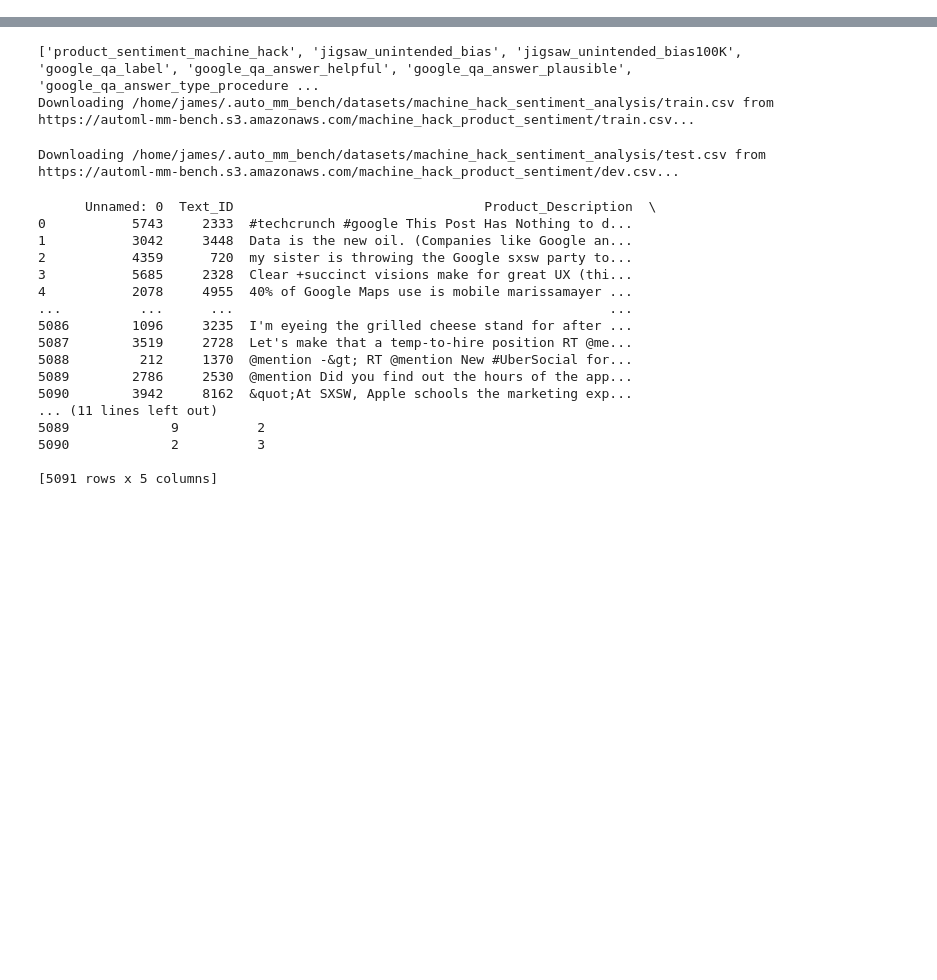
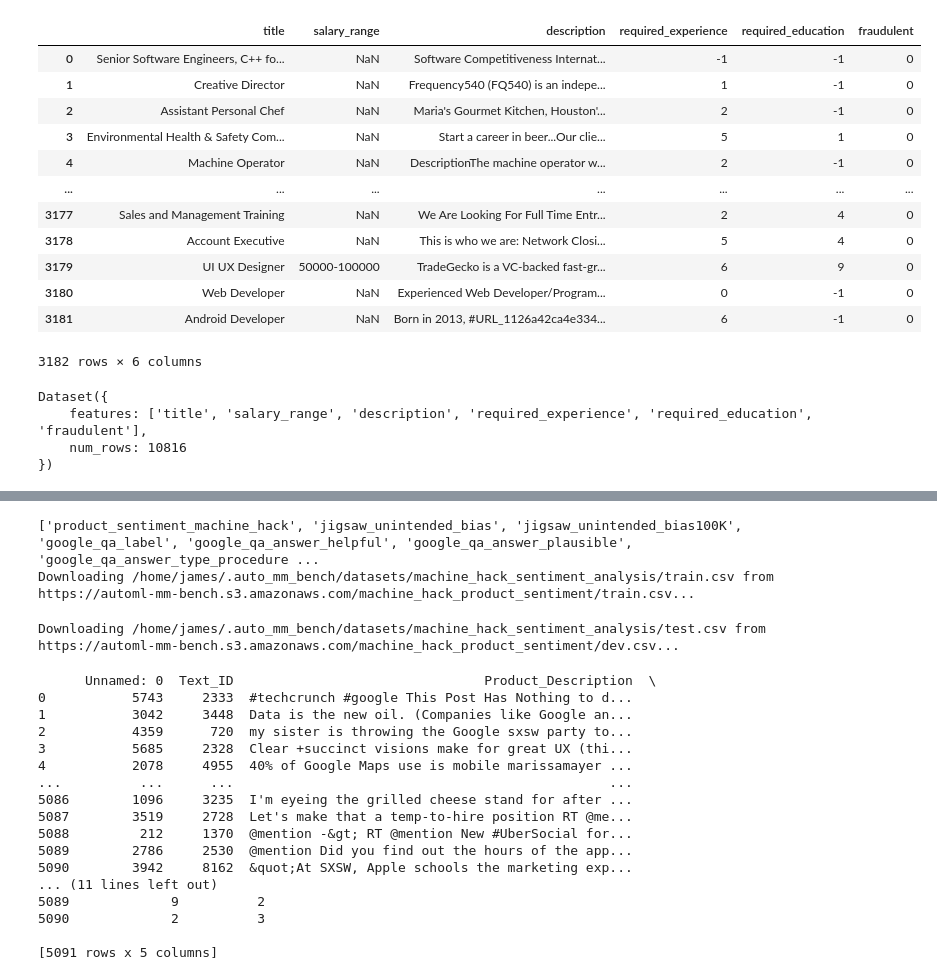
Before and after one commit to jameswburton18/TextNTabularExplanations, a Jupyter notebook: notebooks/testing_other_datasets.ipynb, the cells around one changed output, grey strips where cells are left out. Saved outputs shown, nothing was run; the diff lists cells and outputs as text; code cells hidden in the pictures; blank space fills up the shorter version.

```diff
--- a/notebooks/testing_other_datasets.ipynb
+++ b/notebooks/testing_other_datasets.ipynb
@@ -0,0 +412,29 @@
+# %%
+import pandas as pd
+
+# assume test_txt is a DataFrame containing the test dataset
+test_txt[di.categorical_cols] = test_txt[di.categorical_cols].astype("category")
+
+# extract the unique category values and their corresponding codes from the train dataset
+cat_values = {}
+cat_codes = {}
+for col in di.categorical_cols:
+    cat_values[col] = train_txt[col].cat.categories
+    cat_codes[col] = train_txt[col].cat.codes
+
+# create new categorical columns for the test dataset using the same categories and codes as the train dataset
+for col in di.categorical_cols[0]:
+    test_txt[col] = pd.Categorical(
+        test_txt[col],
+        categories=[
+            "Associate",
+            "Director",
+            "Entry level",
+            "Executive",
+            "Internship",
+            "Mid-Senior level",
+            "Not Applicable",
+        ],
+        ordered=False,
+    )
+    # test_txt[col] = test_txt[col].cat.codes
@@ -0,0 +497,23 @@
+# %%
+test_txt
+# %% [output]
+|  | title | salary_range | description | required_experience | required_education | fraudulent |
+| 0 | Senior Software Engineers, C++ fo... | NaN | Software Competitiveness Internat... | -1 | -1 | 0 |
+| 1 | Creative Director | NaN | Frequency540 (FQ540) is an indepe... | 1 | -1 | 0 |
+| 2 | Assistant Personal Chef | NaN | Maria's Gourmet Kitchen, Houston'... | 2 | -1 | 0 |
+| 3 | Environmental Health & Safety Com... | NaN | Start a career in beer...Our clie... | 5 | 1 | 0 |
+| 4 | Machine Operator | NaN | DescriptionThe machine operator w... | 2 | -1 | 0 |
+| ... | ... | ... | ... | ... | ... | ... |
+| 3177 | Sales and Management Training | NaN | We Are Looking For Full Time Entr... | 2 | 4 | 0 |
+| 3178 | Account Executive | NaN | This is who we are: Network Closi... | 5 | 4 | 0 |
+| 3179 | UI UX Designer | 50000-100000 | TradeGecko is a VC-backed fast-gr... | 6 | 9 | 0 |
+| 3180 | Web Developer | NaN | Experienced Web Developer/Program... | 0 | -1 | 0 |
+| 3181 | Android Developer | NaN | Born in 2013, #URL_1126a42ca4e334... | 6 | -1 | 0 |
+3182 rows × 6 columns
+# %%
+train_ds.class_encode_column(di.categorical_cols[0])["train"]
+# %% [output]
+Dataset({
+    features: ['title', 'salary_range', 'description', 'required_experience', 'required_education', 'fraudulent'],
+    num_rows: 10816
+})
```
Also changed, not shown: parts of 52 cells of this notebook, 2 other files.
